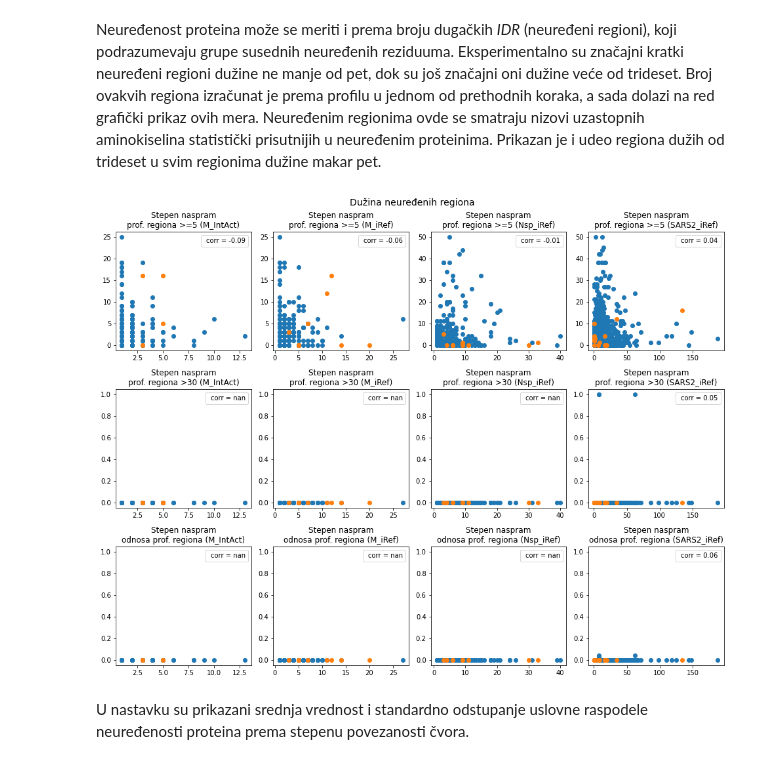
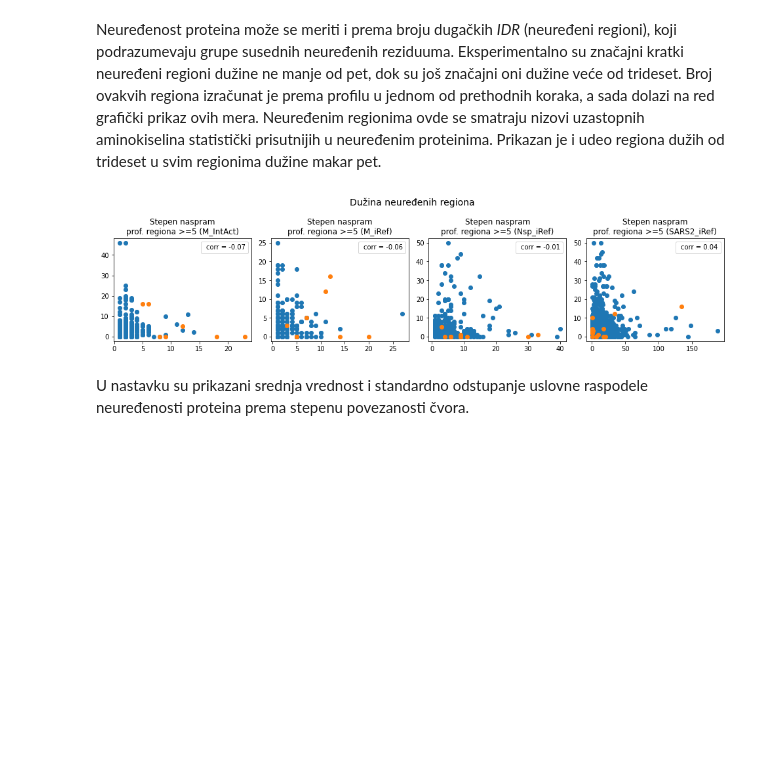
Before and after one commit to matfija/Neuredjenost-u-interaktomu, a Jupyter notebook: sveska/IDP_u_PPI.ipynb, the cells around one changed output. Drawn from its saved outputs; the diff is of its cells as text; code cells hidden in the pictures; blank space fills up the shorter version.

```diff
--- a/sveska/IDP_u_PPI.ipynb
+++ b/sveska/IDP_u_PPI.ipynb
@@ -1197,16 +1349,20 @@ def crtaj(fja, n, sup, x=False, y=True):
                             sharex=x, sharey=y)
 
     # Poređenje ili statistike
-    fja(M_intact, 'M_IntAct', axs[:, 0])
-    fja(M_iref, 'M_iRef', axs[:, 1])
-    fja(Nsp_iref, 'Nsp_iRef', axs[:, 2])
-    fja(SARS2_iref, 'SARS2_iRef', axs[:, 3])
+    a = fja(M_intact, 'M_IntAct', axs[0] if n == 1 else axs[:, 0])
+    b = fja(M_iref, 'M_iRef', axs[1] if n == 1 else axs[:, 1])
+    c = fja(Nsp_iref, 'Nsp_iRef', axs[2] if n == 1 else axs[:, 2])
+    d = fja(SARS2_iref, 'SARS2_iRef', axs[3] if n == 1 else axs[:, 3])
 
     # Naslov grafika koji opisuje sliku
     fig.suptitle(sup, fontsize=14)
 
     # Crtanje slike bez preklapanja
     fig.tight_layout()
+
+    # Vraćanje izračunatih mera
+    if a is not None:
+        return a, b, c, d
 
 # Poređenje prema profilu
 def poredi(interakt, ime, axs):
@@ -1238,6 +1394,9 @@ def poredi(interakt, ime, axs):
     plotuj(X, Y[1], Z, axs[1], f'Stepen naspram\nmekog profila ({ime})')
     plotuj(X, Y[2], Z, axs[2], f'Stepen naspram\nudela neuređenih ({ime})')
 
+    # Vraćanje izračunatih mera
+    return X, Y
+
 # Poređenje prema profilu
-crtaj(poredi, 3, 'Aminokiselinski profil')
+P = crtaj(poredi, 3, 'Aminokiselinski profil')
 # %% [output]
@@ -1405,6 +1596,9 @@ def poredi(interakt, ime, axs):
     plotuj(X, Y[0], Z, axs[0], f'Stepen naspram\nVLXT proseka ({ime})')
     plotuj(X, Y[1], Z, axs[1], f'Stepen naspram\nVLXT udela ({ime})')
 
+    # Vraćanje izračunatih mera
+    return X, Y
+
 # Poređenje prema PONDR skorovima
-crtaj(poredi, 2, 'PONDR prediktori')
+P = crtaj(poredi, 2, 'PONDR prediktori')
 # %% [output]
@@ -1447,6 +1653,9 @@ def poredi(interakt, ime, axs):
     plotuj(X, Y[0], Z, axs[0], f'Stepen naspram\nVSL2 proseka ({ime})')
     plotuj(X, Y[1], Z, axs[1], f'Stepen naspram\nVSL2 udela ({ime})')
 
+    # Vraćanje izračunatih mera
+    return X, Y
+
 # Poređenje prema PONDR skorovima
-crtaj(poredi, 2, 'PONDR prediktori')
+P = crtaj(poredi, 2, 'PONDR prediktori')
 # %% [output]
@@ -1489,6 +1710,9 @@ def poredi(interakt, ime, axs):
     plotuj(X, Y[0], Z, axs[0], f'Stepen naspram\nhidropatije ({ime})')
     plotuj(X, Y[1], Z, axs[1], f'Stepen naspram\nCH predikcije ({ime})')
 
+    # Vraćanje izračunatih mera
+    return X, Y
+
 # Poređenje prema PONDR skorovima
-crtaj(poredi, 2, 'PONDR prediktori')
+P = crtaj(poredi, 2, 'PONDR prediktori')
 # %% [output]
@@ -1511,35 +1747,34 @@ Neuređenost proteina može se meriti i prema broju dugačkih *IDR* (neuređeni
 # %%
 # Poređenje prema PONDR skorovima
 def poredi(interakt, ime, axs):
     # Inicijalno prazne liste koordinata
-    X, Y, Z = [], [[], [], []], []
+    X, Y, Z = [], [[]], []
 
     # Prolazak kroz sve proteine
     for prot in interakt.prots:
         # Preskakanje polaznih
         if prot.id in interakt.ids:
             continue
 
         # Novi stepen povezanosti
         X.append(prot.susedi)
 
         # Novi podatak o poreklu proteina
         Z.append(prot.ljudski)
 
         # Nove dužine neuređenih regiona
         Y[0].append(prot.prof_reg5)
-        Y[1].append(prot.prof_reg31)
-        Y[2].append(Y[1][-1] / Y[0][-1] if Y[0][-1] else 0)
 
     # Crtanje mera prema regionima
-    plotuj(X, Y[0], Z, axs[0], f'Stepen naspram\nprof. regiona >=5 ({ime})')
-    plotuj(X, Y[1], Z, axs[1], f'Stepen naspram\nprof. regiona >30 ({ime})')
-    plotuj(X, Y[2], Z, axs[2], f'Stepen naspram\nodnosa prof. regiona ({ime})')
+    plotuj(X, Y[0], Z, axs, f'Stepen naspram\nprof. regiona >=5 ({ime})')
+
+    # Vraćanje izračunatih mera
+    return X, Y
 
 # Poređenje prema dužini regiona
-crtaj(poredi, 3, 'Dužina neuređenih regiona', y=False)
+P = crtaj(poredi, 1, 'Dužina neuređenih regiona', y=False)
 # %% [output]
-[figure, old version]
+[figure, new version]
 # %% [markdown]
 U nastavku su prikazani srednja vrednost i standardno odstupanje uslovne raspodele neuređenosti proteina prema stepenu povezanosti čvora.
 # %%
```
Also changed, not shown: parts of 54 cells of this notebook, 2 other files.
